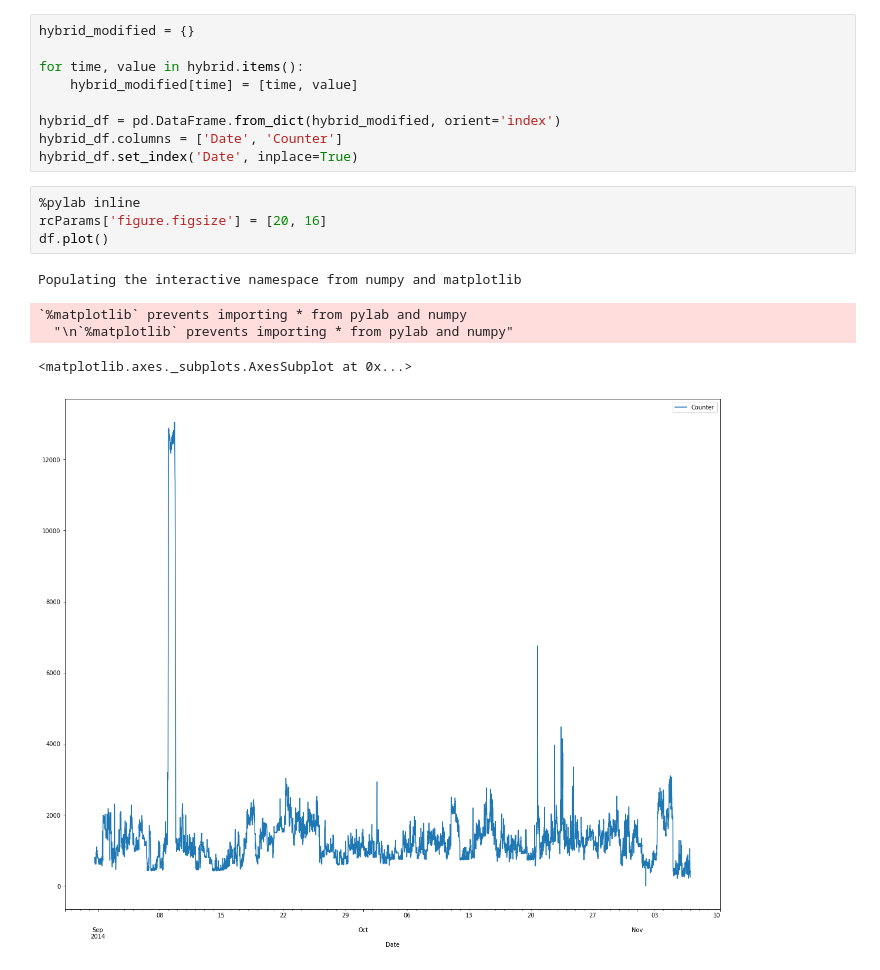
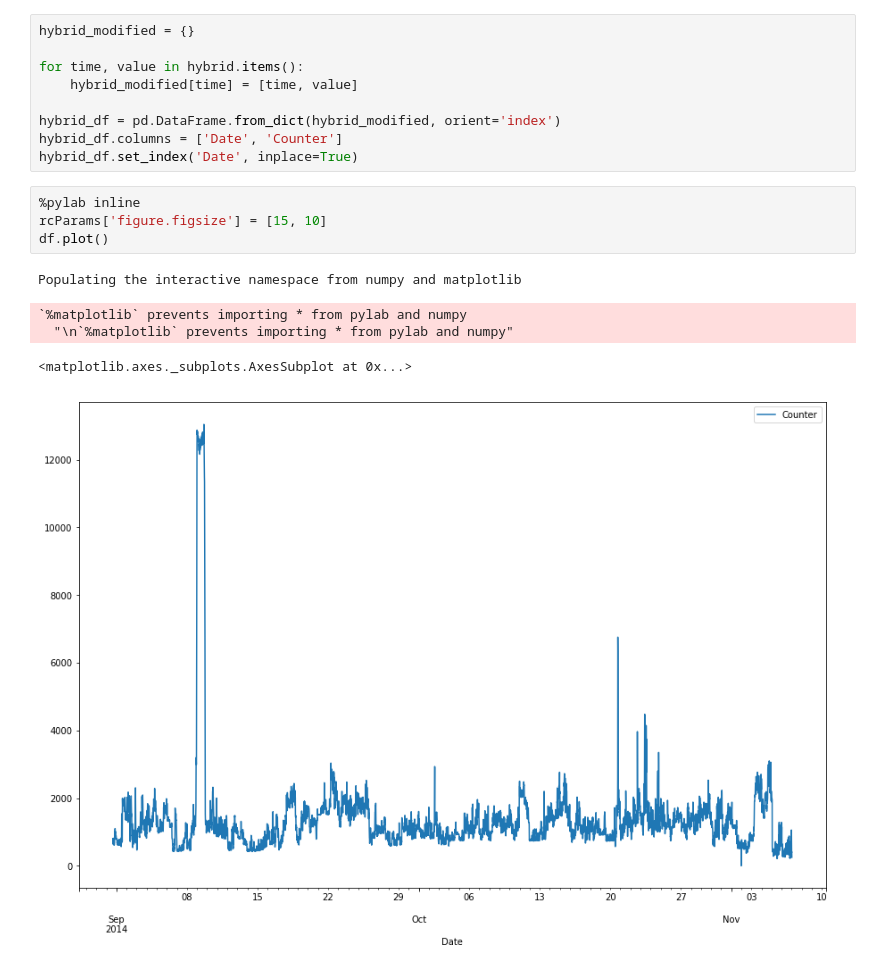
Before and after one commit to jsy1218/TSA, a Jupyter notebook: windows_door_algorithm.ipynb, the cells around one changed output. Saved outputs shown, nothing was run; the diff lists cells and outputs as text.

```diff
--- a/windows_door_algorithm.ipynb
+++ b/windows_door_algorithm.ipynb
@@ -102,13 +109,13 @@ hybrid_df.columns = ['Date', 'Counter']
 hybrid_df.set_index('Date', inplace=True)
 # %%
 %pylab inline
-rcParams['figure.figsize'] = [20, 16]
+rcParams['figure.figsize'] = [15, 10]
 df.plot()
 # %% [output]
 Populating the interactive namespace from numpy and matplotlib
 `%matplotlib` prevents importing * from pylab and numpy
   "\n`%matplotlib` prevents importing * from pylab and numpy"
 <matplotlib.axes._subplots.AxesSubplot at 0x...>
-[figure, old version]
+[figure, new version]
 # %%
 %pylab inline
```
Also changed, not shown: parts of 33 cells of this notebook, 1 other file.
